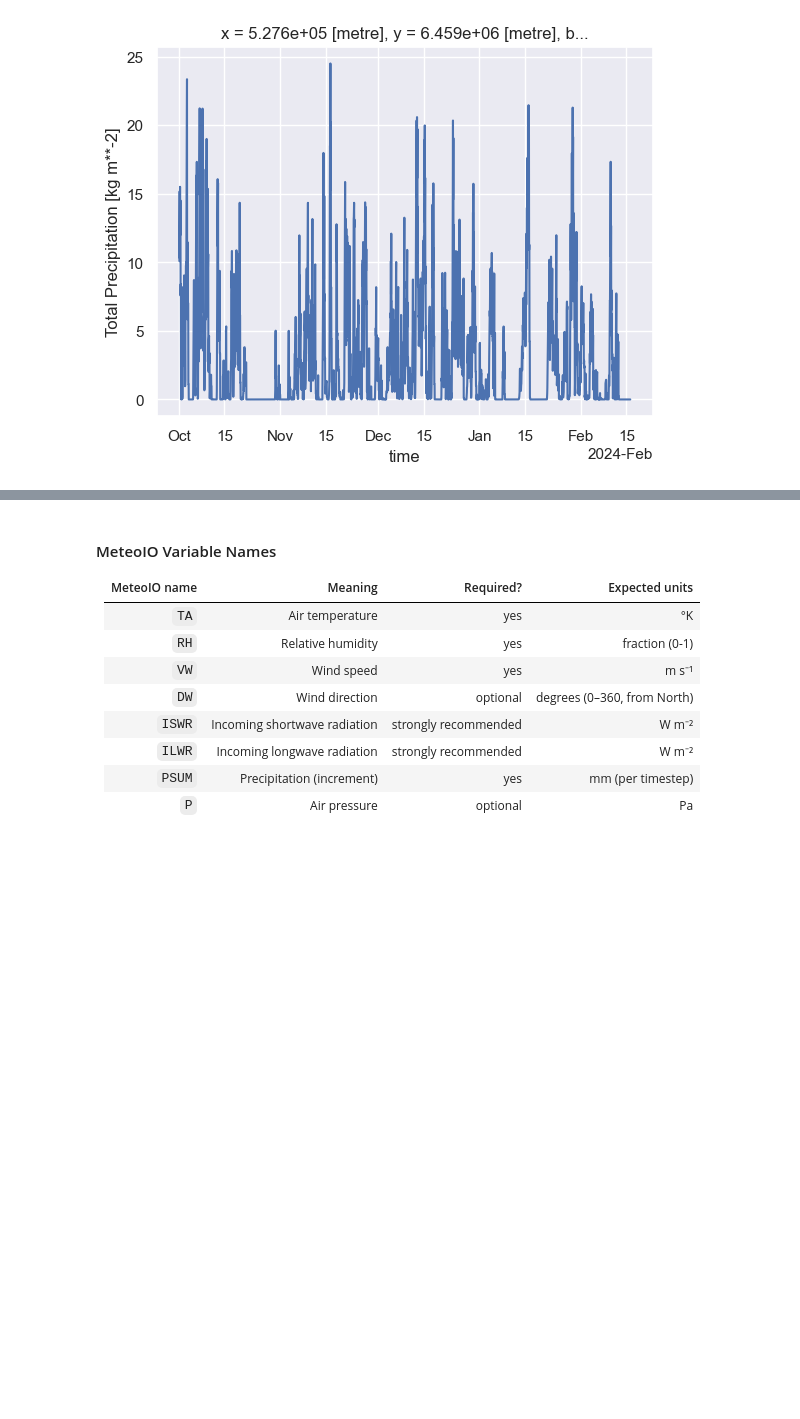
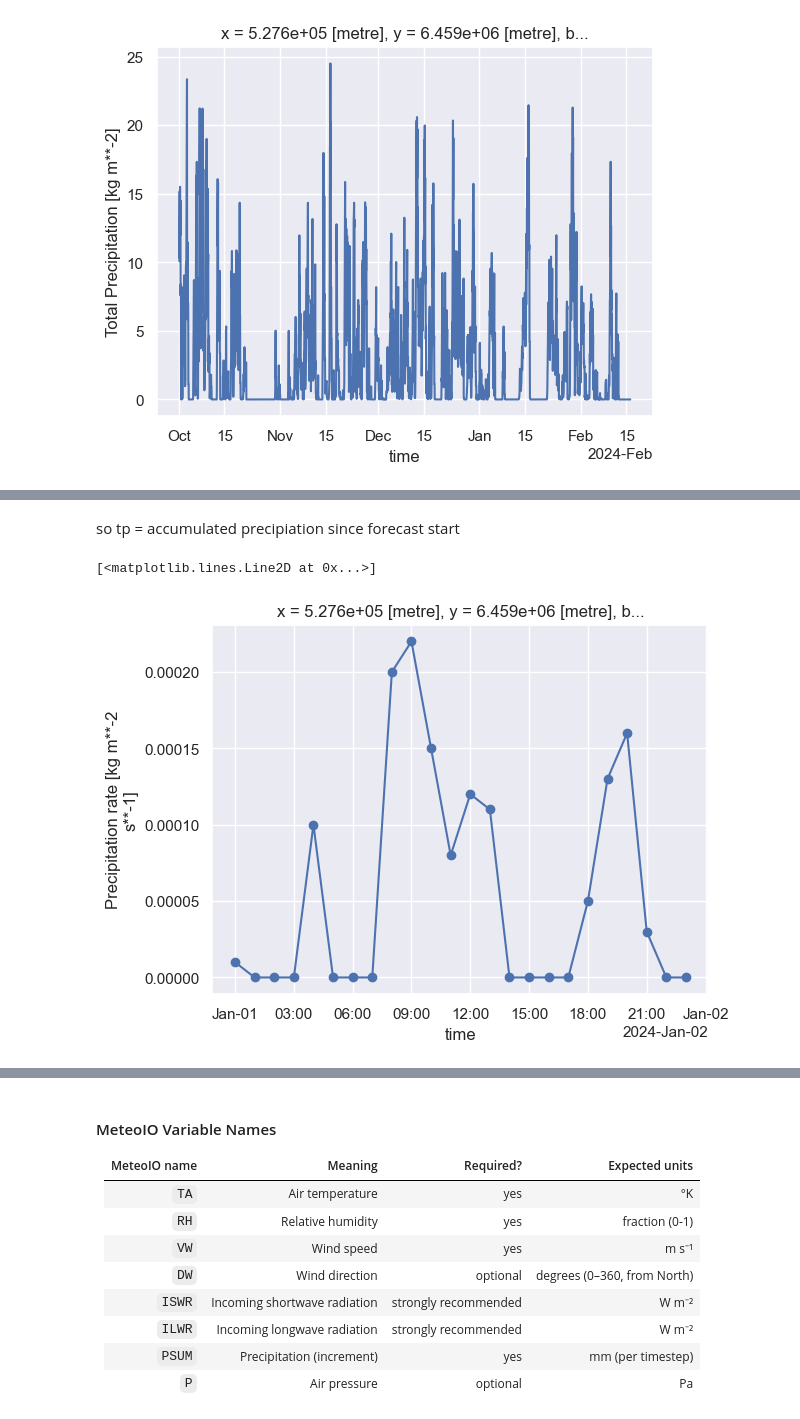
Before and after one commit to cassielumbrazo/snow_modeling_point, a Jupyter notebook: 2_create_smet_forcing_files.ipynb, the cells around one changed output, grey strips where cells are left out. Drawn from its saved outputs; the diff is of its cells as text; code cells hidden in the pictures; blank space fills up the shorter version.

```diff
--- a/2_create_smet_forcing_files.ipynb
+++ b/2_create_smet_forcing_files.ipynb
@@ -106,0 +130,8 @@ ds.tp.plot() # total precipitation in kg/m2, need in mm per timestep, actually i
+# %% [markdown]
+so tp = accumulated precipiation since forecast start
+# %%
+# zoom into 1 day to see the timestepping
+ds.precip_rate.sel(time=slice("2024-01-01", "2024-01-01")).plot(marker='o')
+# %% [output]
+[<matplotlib.lines.Line2D at 0x...>]
+[figure, added]
```
Also changed, not shown: parts of 11 cells of this notebook, 1 other file.
